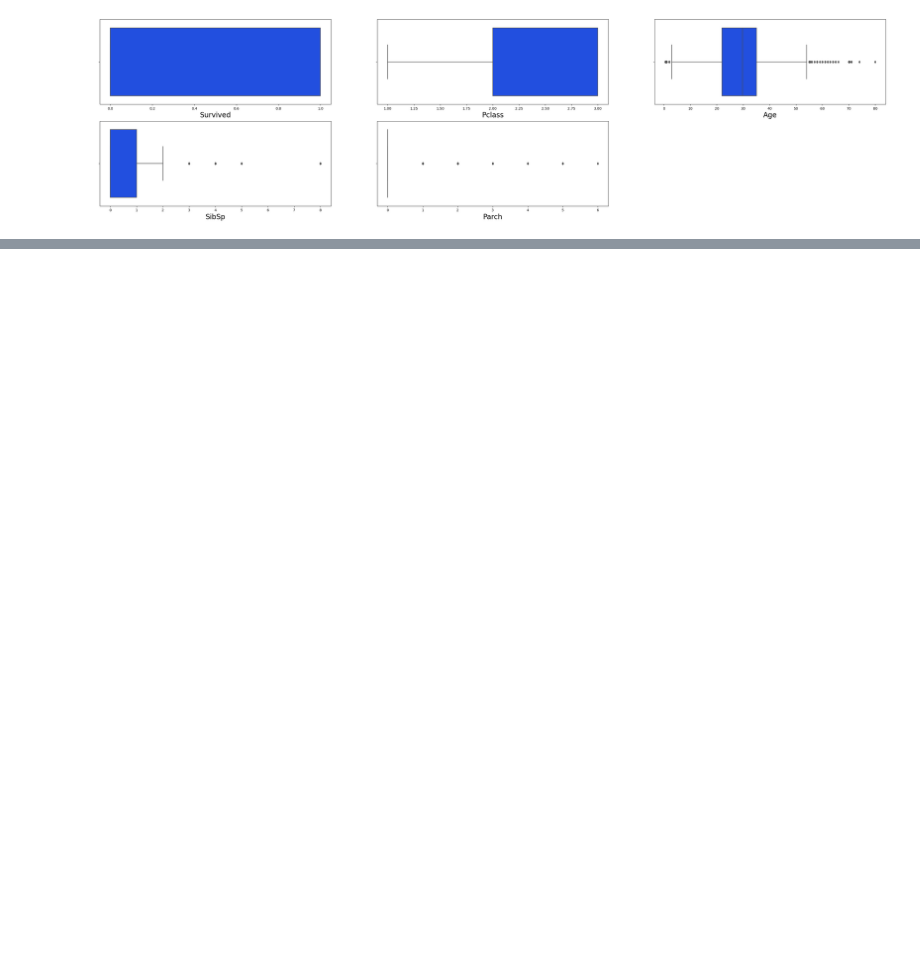
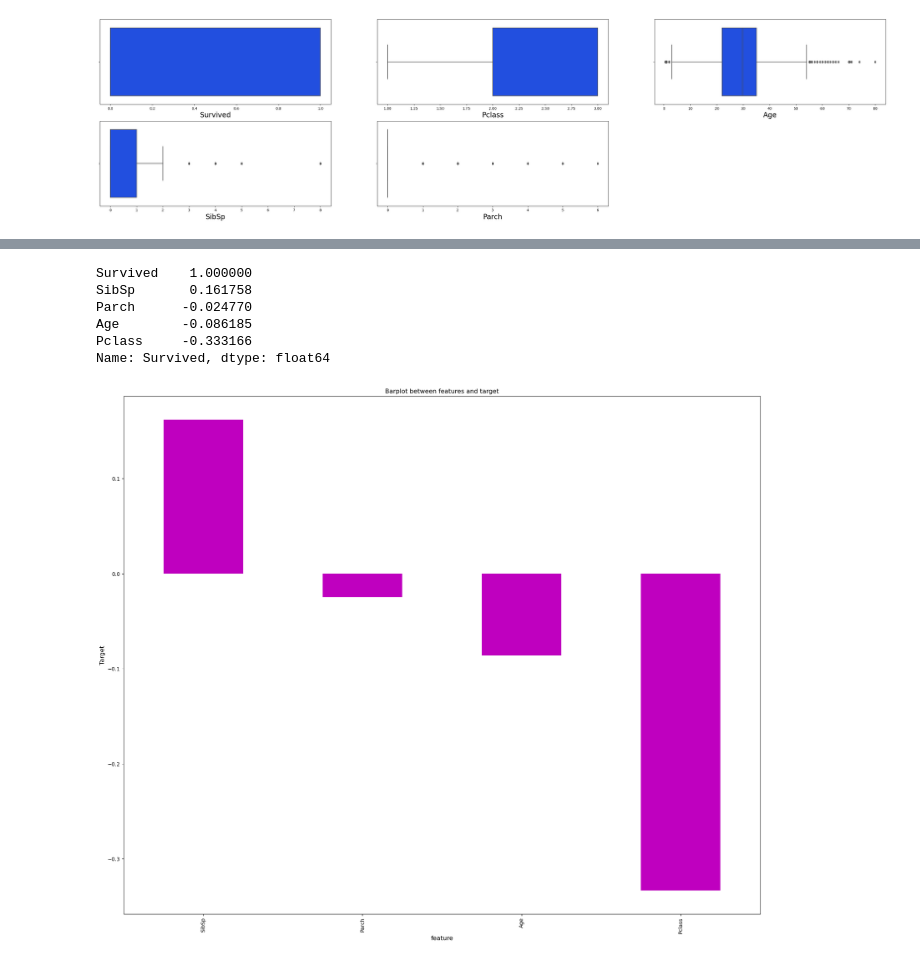
Before and after one commit to rzt1995/Internship, a Jupyter notebook: Practice_project_2.ipynb, the cells around one changed output, grey strips where cells are left out. Saved outputs shown, nothing was run; the diff lists cells and outputs as text; code cells hidden in the pictures; blank space fills up the shorter version.

```diff
--- a/Practice_project_2.ipynb
+++ b/Practice_project_2.ipynb
@@ -1605,0 +1609,18 @@ KeyError: 'Happiness Score'
+# %%
+cor['Survived'].sort_values(ascending=False)
+# %% [output]
+Survived    1.000000
+SibSp       0.161758
+Parch      -0.024770
+Age        -0.086185
+Pclass     -0.333166
+Name: Survived, dtype: float64
+# %%
+plt.figure(figsize=(22,18))
+df.corr()['Survived'].sort_values(ascending=False).drop(['Survived']).plot(kind='bar',color='m')
+plt.xlabel('feature',fontsize=12)
+plt.ylabel('Target',fontsize=12)
+plt.title('Barplot between features and target')
+plt.show()
+# %% [output]
+[figure, added]
```
Also changed, not shown: parts of 111 cells of this notebook.
